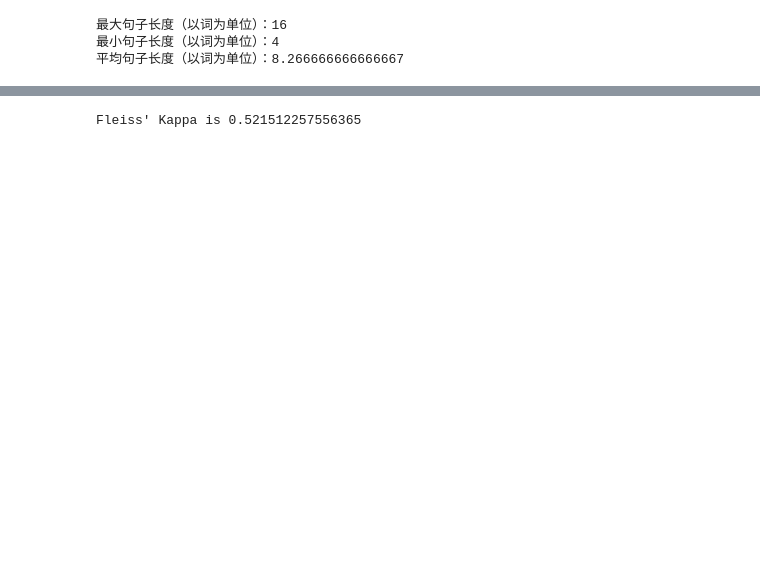
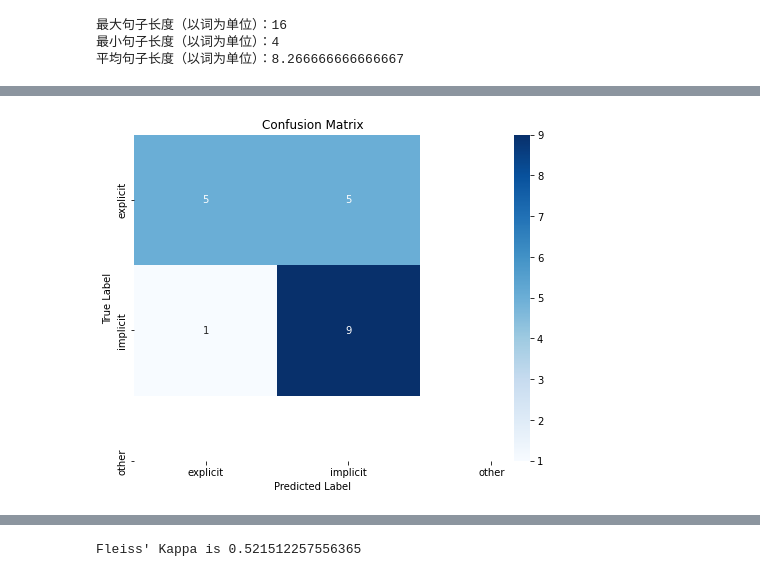
Before and after one commit to yueouLi/HateSpeech, a Jupyter notebook: Project2_Gaze4Hate/HateSpeechDetection_OurMiniProject.ipynb, the cells around one changed output, grey strips where cells are left out. Saved outputs shown, nothing was run; the diff lists cells and outputs as text; code cells hidden in the pictures; blank space fills up the shorter version.

Commit message:
add some functions to caculate accuracy

```diff
--- a/Project2_Gaze4Hate/HateSpeechDetection_OurMiniProject.ipynb
+++ b/Project2_Gaze4Hate/HateSpeechDetection_OurMiniProject.ipynb
@@ -95,0 +143,31 @@ Krippendorff's Alpha is 0.5386425609801652
+# %%
+from sklearn.metrics import confusion_matrix
+
+
+# 筛选出 'hate_w_high' 类别的数据
+hate_w_high_data = data_other_group[data_other_group['Cond_remark'] == 'hate_w_high']
+
+# 计算混淆矩阵
+conf_matrix = confusion_matrix(hate_w_high_data['Gold Label'], hate_w_high_data['Majority_Voted_Classification'])
+
+# 打印结果
+print("Confusion Matrix:")
+print(conf_matrix)
+
+# 计算准确率
+accuracy = (conf_matrix[0, 0] + conf_matrix[1, 1]) / np.sum(conf_matrix)
+
+# 计算精度
+precision = conf_matrix[1, 1] / (conf_matrix[1, 1] + conf_matrix[0, 1])
+
+# 计算召回率
+recall = conf_matrix[1, 1] / (conf_matrix[1, 1] + conf_matrix[1, 0])
+
+# 计算 F1 分数
+f1 = 2 * precision * recall / (precision + recall)
+
+# 打印结果
+print("Accuracy:", accuracy)
+print("Precision:", precision)
+print("Recall:", recall)
+print("F1 Score:", f1)
@@ -95,0 +182,13 @@ Krippendorff's Alpha is 0.5386425609801652
+# %%
+import matplotlib.pyplot as plt
+import seaborn as sns
+
+# 绘制混淆矩阵
+plt.figure(figsize=(8, 6))
+sns.heatmap(conf_matrix, annot=True, cmap='Blues', fmt='g', xticklabels=['explicit', 'implicit', 'other'], yticklabels=['explicit', 'implicit', 'other'])
+plt.xlabel('Predicted Label')
+plt.ylabel('True Label')
+plt.title('Confusion Matrix')
+plt.show()
+# %% [output]
+[figure, added]
```
Also changed, not shown: parts of 23 cells of this notebook, 1 other file.
